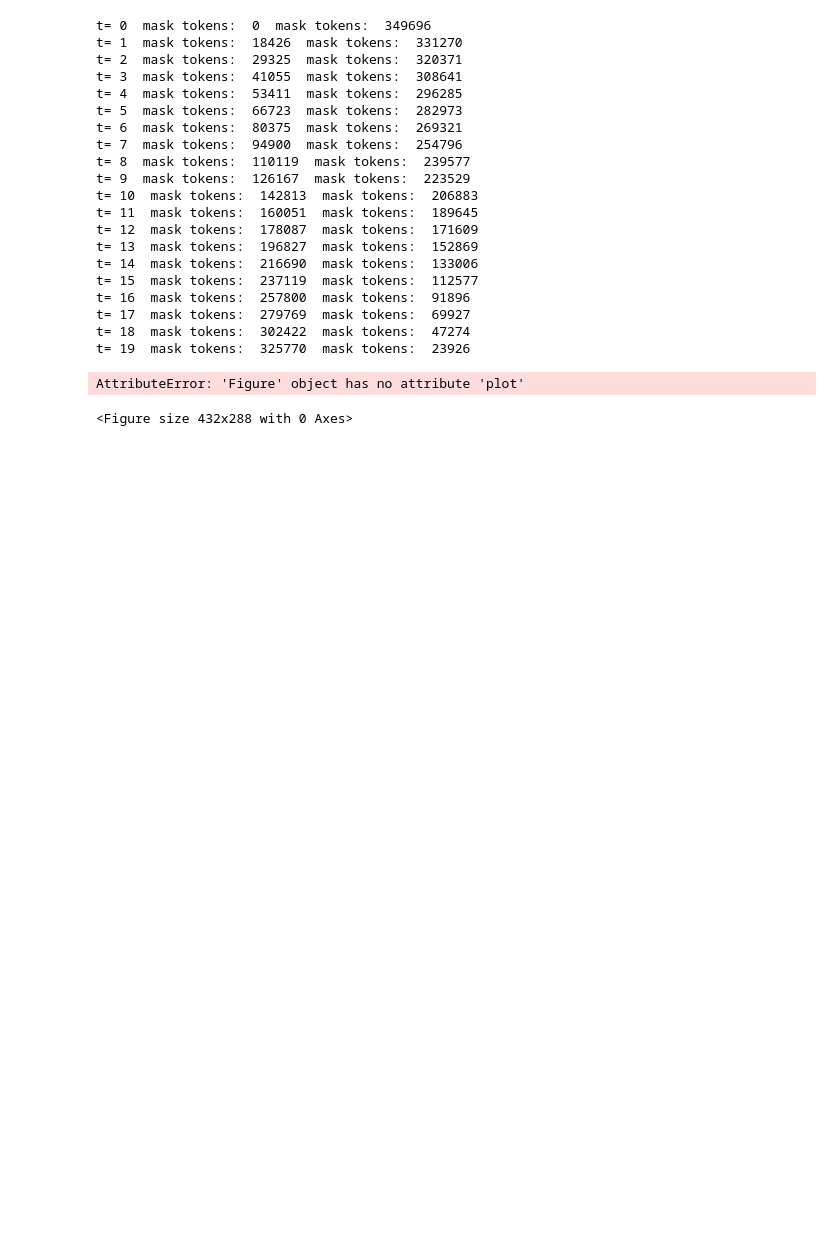
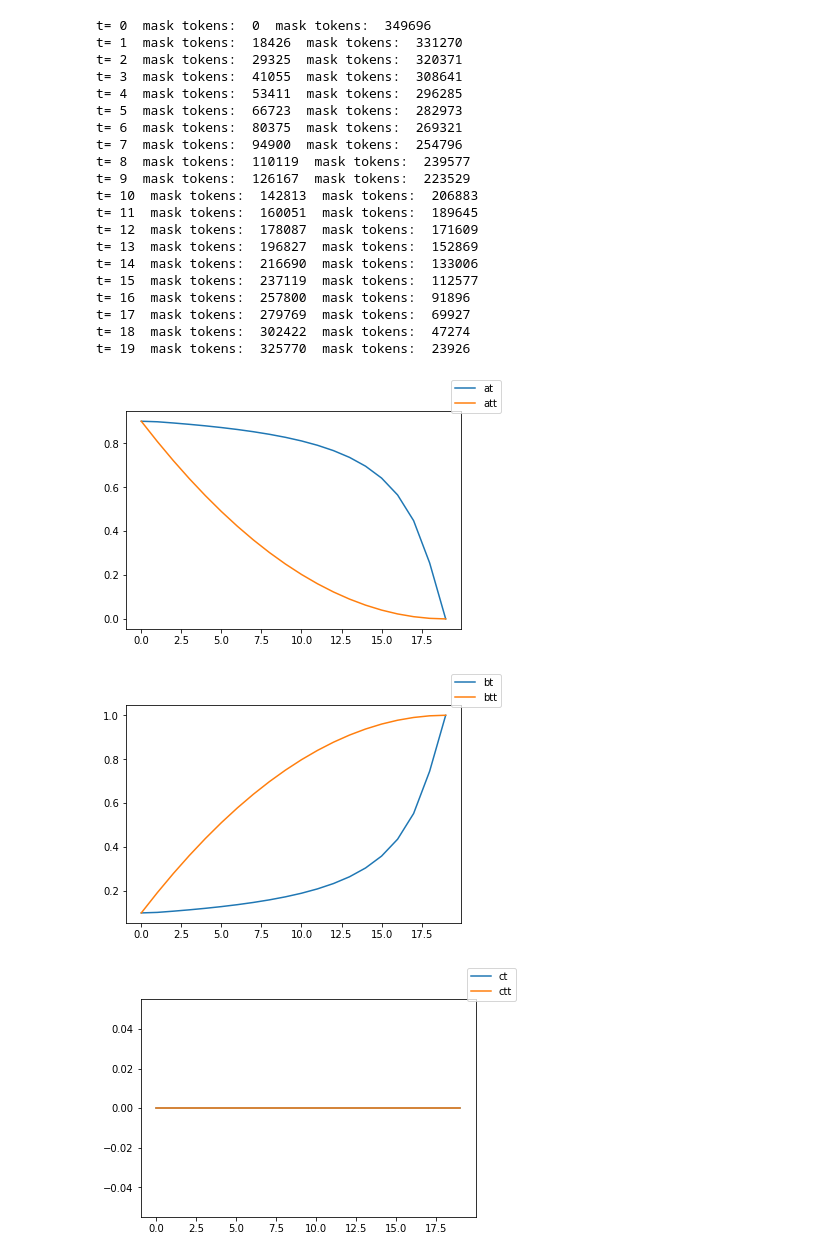
Before and after one commit to yoctta/mmsegmentation, a Jupyter notebook: test.ipynb, the cells around one changed output. Cells and saved outputs as stored; diff of their text form; code cells hidden in the pictures; blank space fills up the shorter version.

```diff
--- a/test.ipynb
+++ b/test.ipynb
@@ -261,45 +266,54 @@ import matplotlib.pyplot as plt
 %matplotlib inline
 N=20
 x=np.arange(20)
-ctt_0=0.05
-ctt_T=0.99999
+# ctt_0=0.05
+# ctt_T=0.99999
+ctt_0=0
+ctt_T=0
 snr_0=0.9
-snr_T=0.05
-r=1
+snr_T=0.000001
+# snr_0=0.99999
+# snr_T=0.9999
+r=0.5
+r2=2
 ctt=np.linspace(ctt_0**(1/r),ctt_T**(1/r),N)**r
-snr=np.linspace(snr_0,snr_T,N)
+snr=np.linspace(snr_0**(1/r2),snr_T**(1/r2),N)**r2
 assert all(ctt<1)
 one_minus_ctt = 1 - ctt
 att=one_minus_ctt*snr
 assert len(ctt)==N
 assert len(att)==N
 at = att/np.concatenate([[1],att[:-1]])
 one_minus_ct = one_minus_ctt / np.concatenate([[1],one_minus_ctt[:-1]])
 ct = 1-one_minus_ct
 bt = (1-at-ct)
 btt = (1-att-ctt)
 assert all(bt>0)
 assert all(btt>0)
 assert all(at>0)
 assert all(att>0)
 assert att[0]>=0.8
-assert ctt[0]<=0.1
-assert ctt[-1]>0.9999
+# assert ctt[0]<=0.1
+# assert ctt[-1]>0.9999
 fig=plt.figure()
 ax=fig.gca()
 ax.plot(x,at,label="at")
 ax.plot(x,att,label="att")
+fig.legend()
 fig.show()
 fig=plt.figure()
 ax=fig.gca()
 ax.plot(x,bt,label="bt")
 ax.plot(x,btt,label="btt")
+fig.legend()
 fig.show()
 fig=plt.figure()
 ax=fig.gca()
 ax.plot(x,ct,label="ct")
 ax.plot(x,ctt,label="ctt")
+fig.legend()
 fig.show()
 # %% [output]
-AttributeError: 'Figure' object has no attribute 'plot'
-<Figure size 432x288 with 0 Axes>
+[figure, added]
+[figure, added]
+[figure, added]
```
Also changed, not shown: parts of 1 cell of this notebook, 8 other files.
